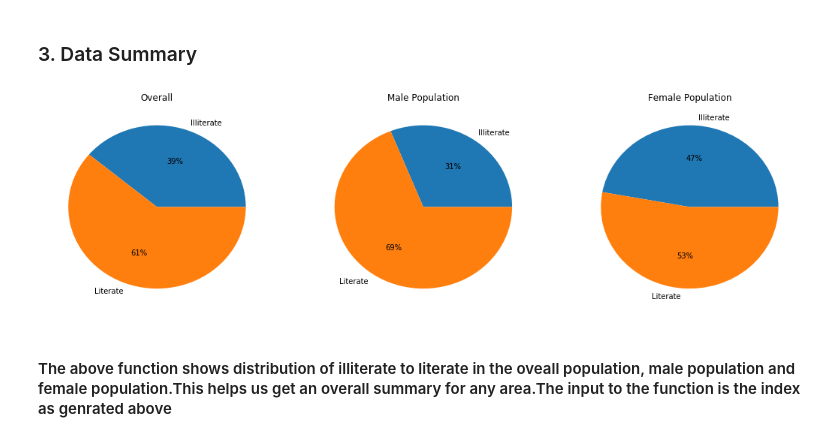
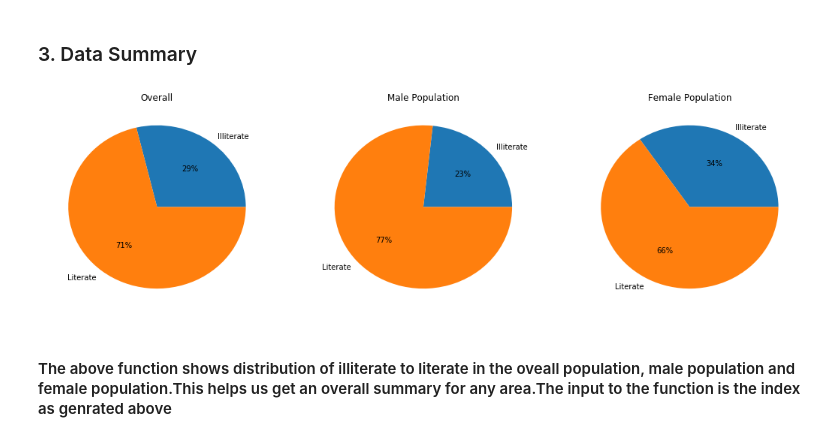
Before and after one commit to hartej-kathuria/StackRouteTest, a Jupyter notebook: Analysis.ipynb, the cells around one changed output. Saved outputs shown, nothing was run; the diff lists cells and outputs as text; code cells hidden in the pictures.

```diff
--- a/Analysis.ipynb
+++ b/Analysis.ipynb
@@ -142,9 +130,9 @@ def datsum(arg):
     plt.title("Female Population")
     plt.pie(df.iloc[arg,7:11:3],labels=['Illiterate','Literate'],autopct='%1.0f%%')
 # %%
-datsum(4)
+datsum(6)
 # %% [output]
-[figure, old version]
+[figure, new version]
 # %% [markdown]
 #### The above function shows distribution of illiterate to literate in the oveall population, male population and female population.This helps us get an overall summary for any area.The input to the function is the index as genrated above
 # %% [markdown]
```
Also changed, not shown: parts of 2 cells of this notebook.
